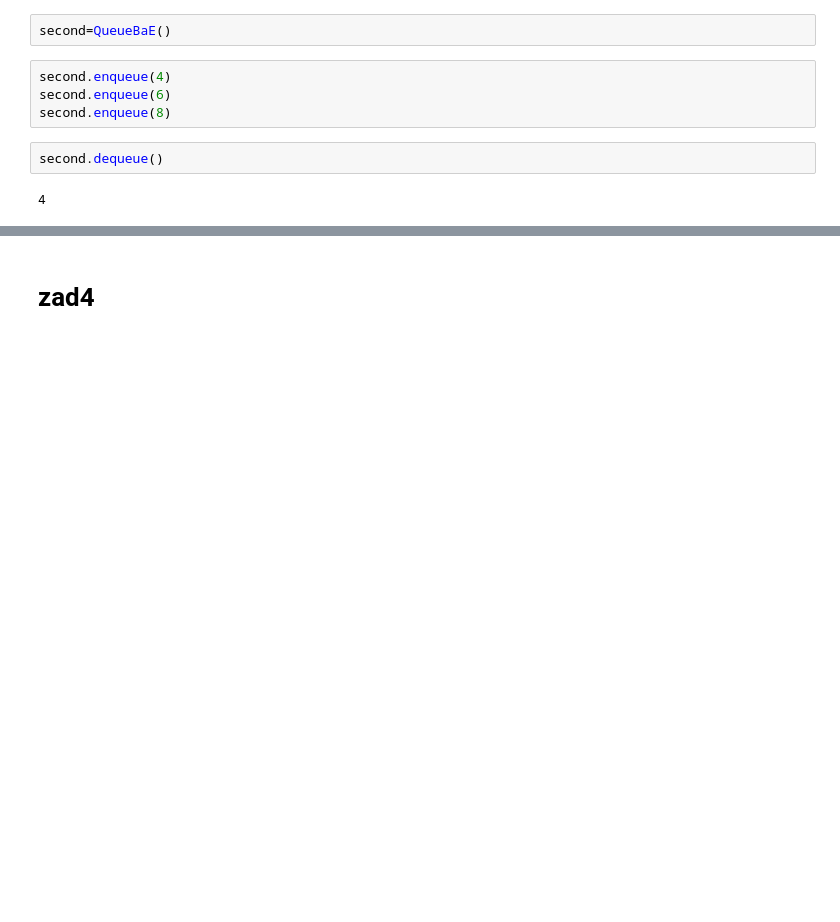
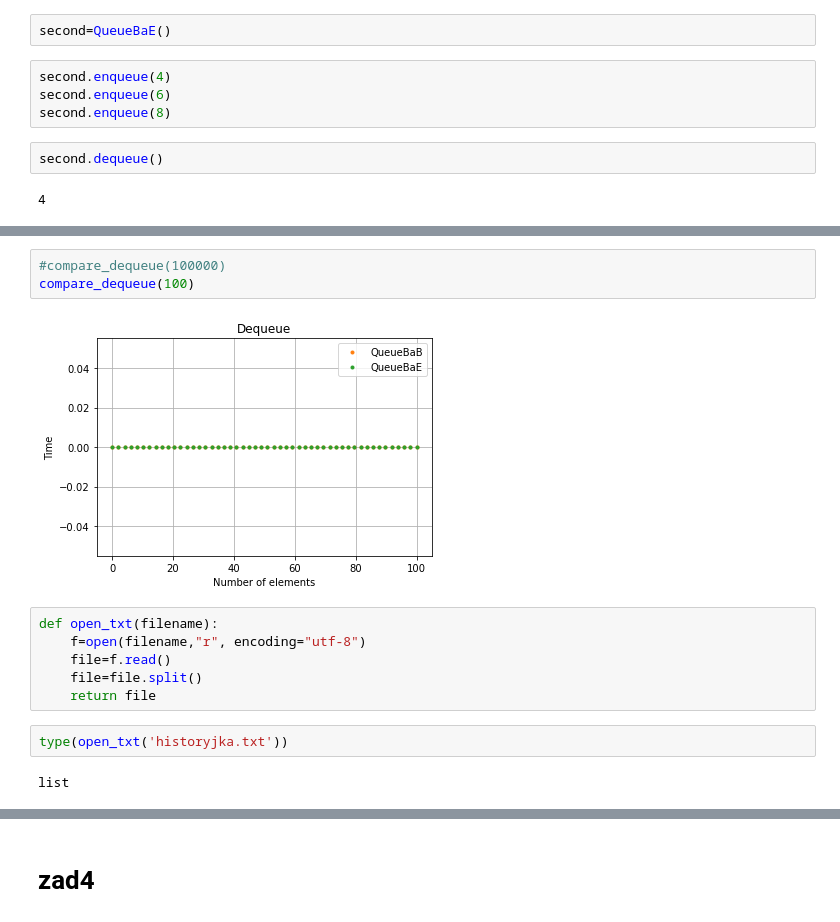
Before and after one commit to maggszy/date_algorithm, a Jupyter notebook: list4/trialll.ipynb, the cells around one changed output, grey strips where cells are left out. Saved outputs shown, nothing was run; the diff lists cells and outputs as text; blank space fills up the shorter version.

```diff
--- a/list4/trialll.ipynb
+++ b/list4/trialll.ipynb
@@ -82,0 +180,15 @@ True
+# %%
+#compare_dequeue(100000)
+compare_dequeue(100)
+# %% [output]
+[figure, added]
+# %%
+def open_txt(filename):
+    f=open(filename,"r", encoding="utf-8")
+    file=f.read()
+    file=file.split()
+    return file
+# %%
+type(open_txt('historyjka.txt'))
+# %% [output]
+list
```
Also changed, not shown: parts of 20 cells of this notebook, 2 other files.
